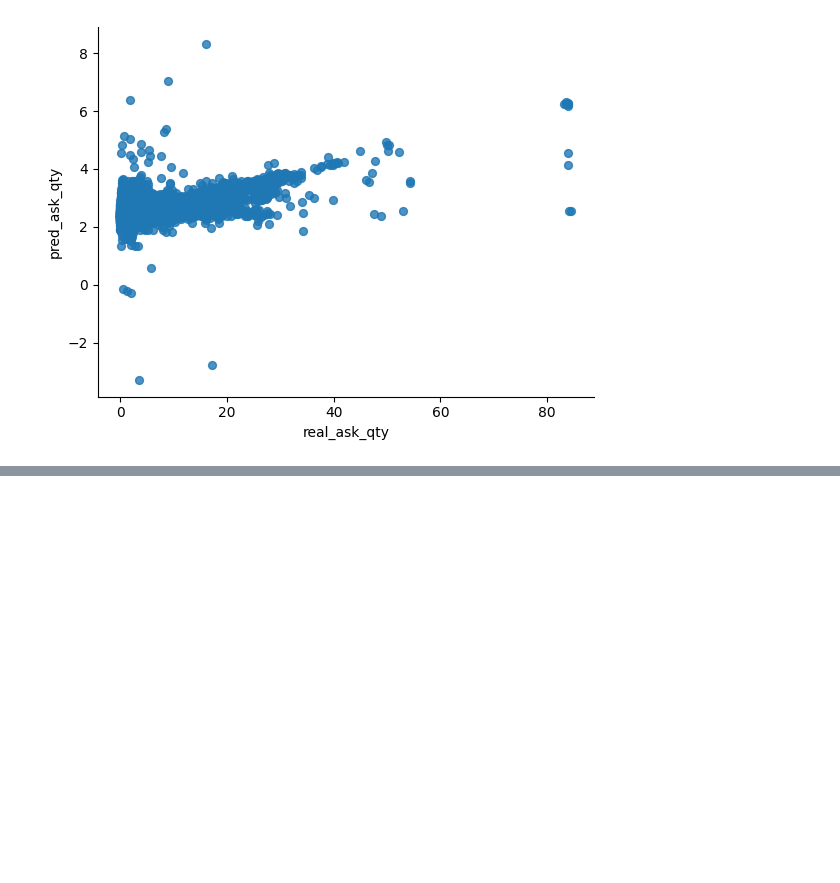
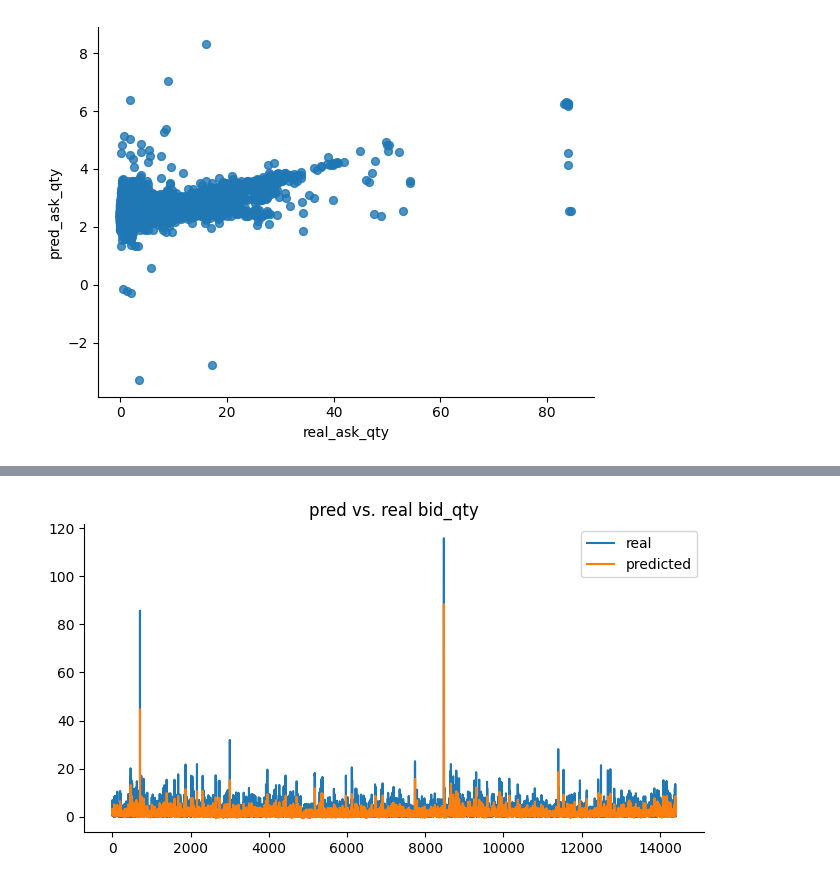
Before and after one commit to Massssssi/COMP5530M, a Jupyter notebook: RNN Model/TestingKerasModels.ipynb, the cells around one changed output, grey strips where cells are left out. Saved outputs shown, nothing was run; the diff lists cells and outputs as text; code cells hidden in the pictures; blank space fills up the shorter version.

```diff
--- a/RNN Model/TestingKerasModels.ipynb
+++ b/RNN Model/TestingKerasModels.ipynb
@@ -1227,0 +1568,11 @@ model.save('/content/drive/MyDrive/multi_input_rnn_model_2.keras')
+# %%
+from matplotlib import pyplot as plt
+log_results['real_bid_qty'].plot(kind='line', figsize=(8, 4), title='pred vs. real bid_qty', label="real")
+
+log_results['pred_bid_qty'].plot(kind='line', figsize=(8, 4), label="predicted")
+
+plt.legend()
+
+plt.gca().spines[['top', 'right']].set_visible(False)
+# %% [output]
+[figure, added]
```
Also changed, not shown: parts of 17 cells of this notebook.
